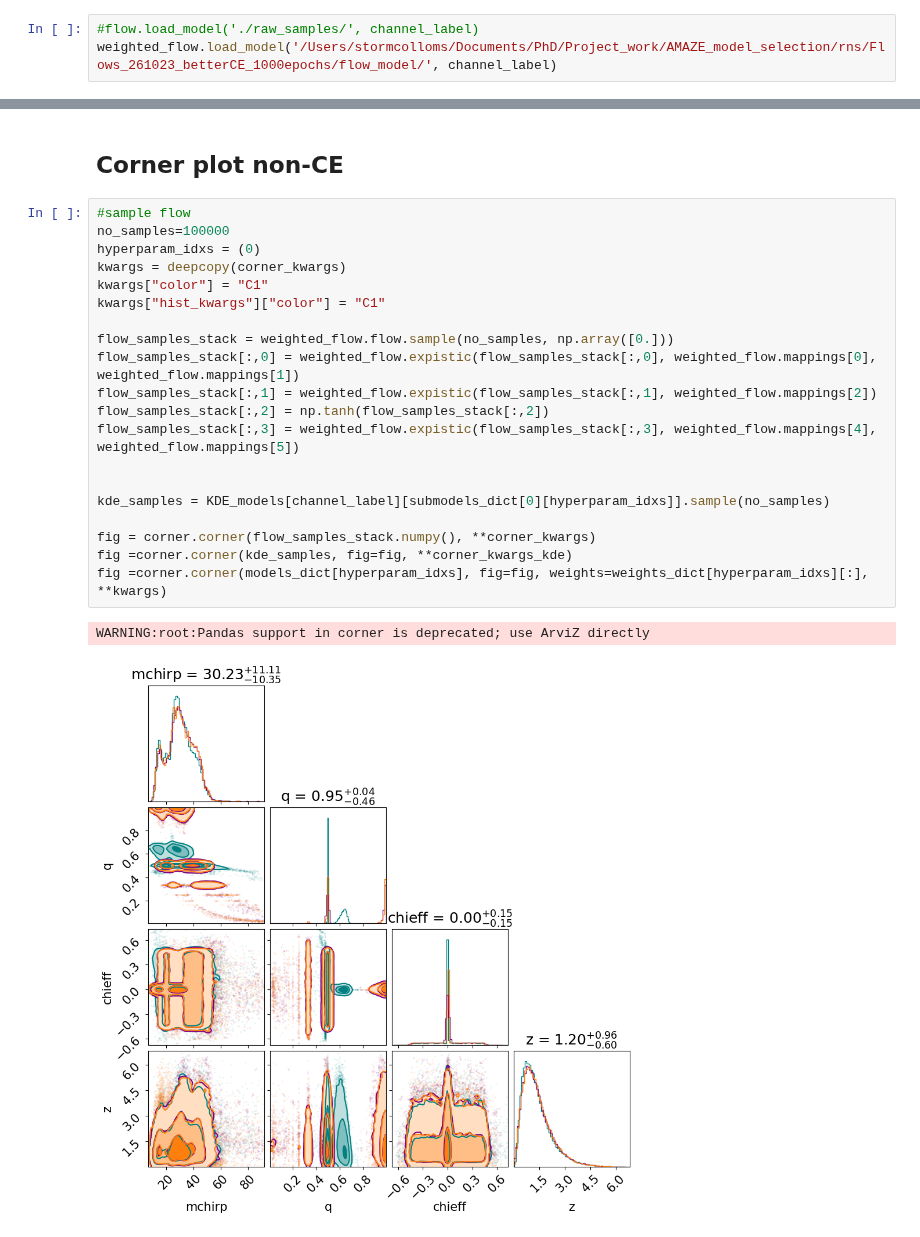
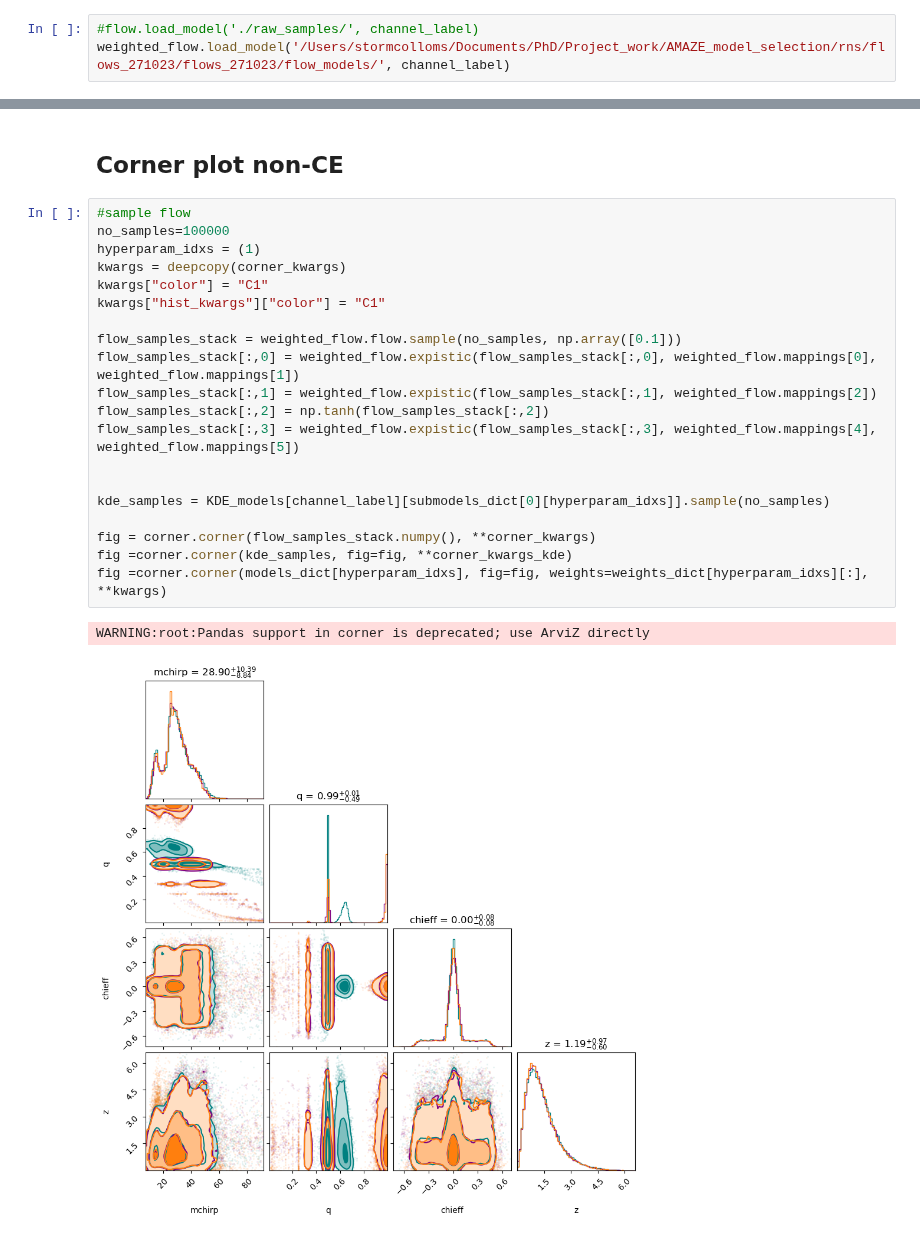
Before and after one commit to scolloms/AMAZE_model_selection, a Jupyter notebook: flow_models/check_trained_distribution.ipynb, the cells around one changed output, grey strips where cells are left out. Drawn from its saved outputs; the diff is of its cells as text.

```diff
--- a/flow_models/check_trained_distribution.ipynb
+++ b/flow_models/check_trained_distribution.ipynb
@@ -73,4 +73,4 @@ while ctr < Nhyper:
     ctr += 1
 # %%
 #flow.load_model('./raw_samples/', channel_label)
-weighted_flow.load_model('/Users/stormcolloms/Documents/PhD/Project_work/AMAZE_model_selection/rns/Flows_261023_betterCE_1000epochs/flow_model/', channel_label)
+weighted_flow.load_model('/Users/stormcolloms/Documents/PhD/Project_work/AMAZE_model_selection/rns/flows_271023/flows_271023/flow_models/', channel_label)
@@ -316,23 +304,23 @@ WARNING:root:Pandas support in corner is deprecated; use ArviZ directly
 # %%
 #sample flow
 no_samples=100000
-hyperparam_idxs = (0)
+hyperparam_idxs = (1)
 kwargs = deepcopy(corner_kwargs)
 kwargs["color"] = "C1"
 kwargs["hist_kwargs"]["color"] = "C1"
 
-flow_samples_stack = weighted_flow.flow.sample(no_samples, np.array([0.]))
+flow_samples_stack = weighted_flow.flow.sample(no_samples, np.array([0.1]))
 flow_samples_stack[:,0] = weighted_flow.expistic(flow_samples_stack[:,0], weighted_flow.mappings[0], weighted_flow.mappings[1])
 flow_samples_stack[:,1] = weighted_flow.expistic(flow_samples_stack[:,1], weighted_flow.mappings[2])
 flow_samples_stack[:,2] = np.tanh(flow_samples_stack[:,2])
 flow_samples_stack[:,3] = weighted_flow.expistic(flow_samples_stack[:,3], weighted_flow.mappings[4], weighted_flow.mappings[5])
 
 
 kde_samples = KDE_models[channel_label][submodels_dict[0][hyperparam_idxs]].sample(no_samples)
 
 fig = corner.corner(flow_samples_stack.numpy(), **corner_kwargs)
 fig =corner.corner(kde_samples, fig=fig, **corner_kwargs_kde)
 fig =corner.corner(models_dict[hyperparam_idxs], fig=fig, weights=weights_dict[hyperparam_idxs][:], **kwargs)
 # %% [output]
 WARNING:root:Pandas support in corner is deprecated; use ArviZ directly
-[figure, old version]
+[figure, new version]
```
Also changed, not shown: parts of 6 cells of this notebook.
